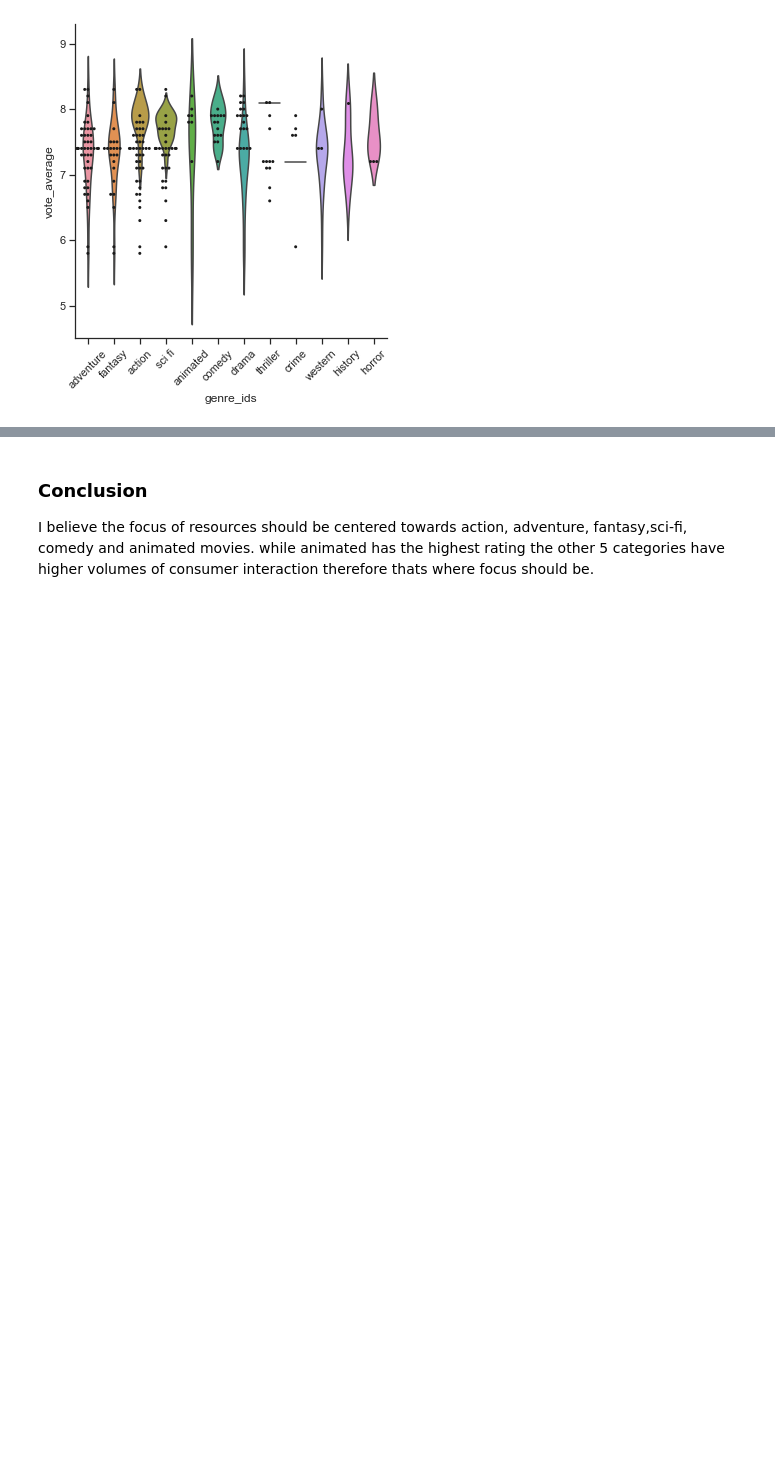
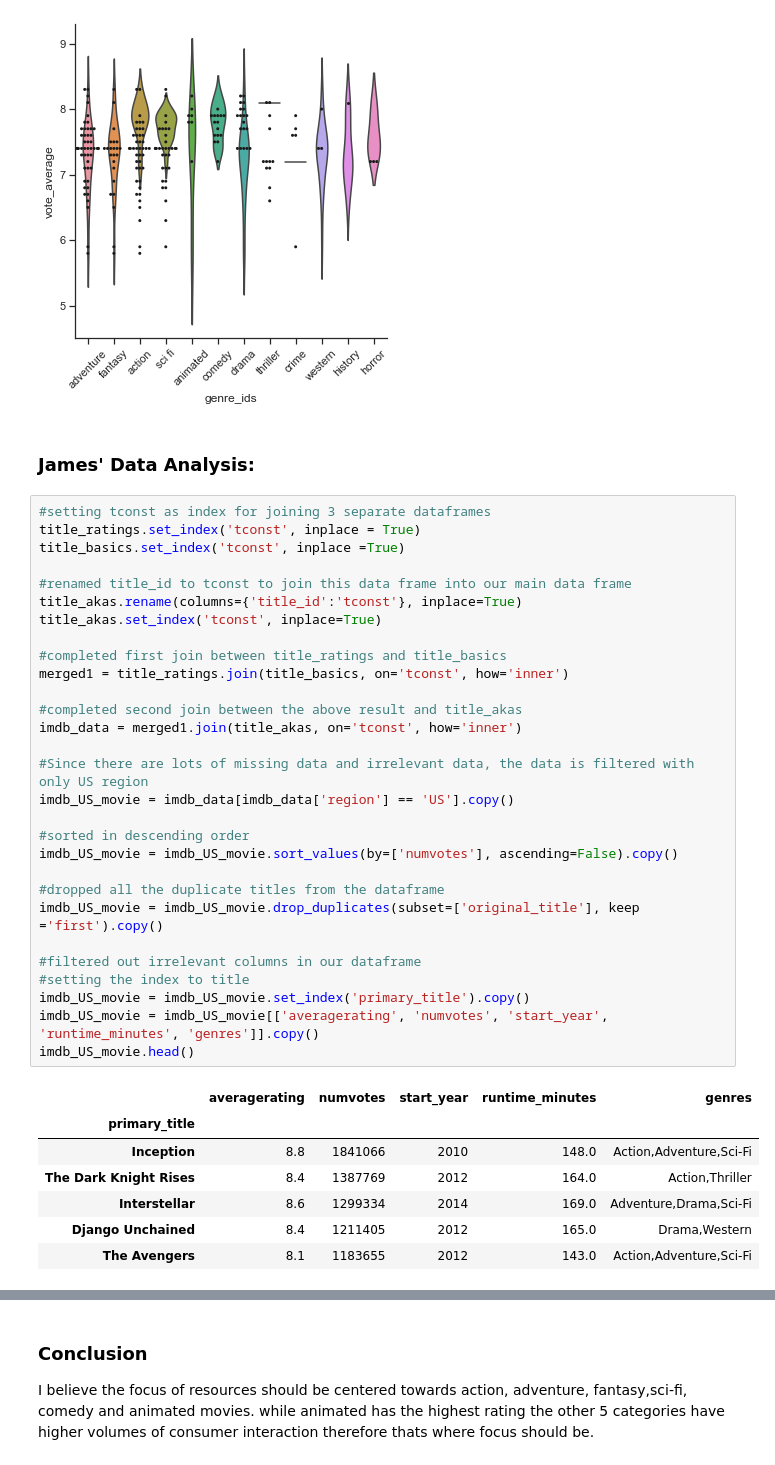
Before and after one commit to alpacanonymous/project1, a Jupyter notebook: final_notebook.ipynb, the cells around one changed output, grey strips where cells are left out. Cells and saved outputs as stored; diff of their text form; blank space fills up the shorter version.

```diff
--- a/final_notebook.ipynb
+++ b/final_notebook.ipynb
@@ -694,3 +810,42 @@ g.set_xticklabels(rotation=45)
 # %% [output]
 <seaborn.axisgrid.FacetGrid at 0x...>
 [figure]
+# %% [markdown]
+### James' Data Analysis:
+# %%
+#setting tconst as index for joining 3 separate dataframes
+title_ratings.set_index('tconst', inplace = True)
+title_basics.set_index('tconst', inplace =True)
+
+#renamed title_id to tconst to join this data frame into our main data frame
+title_akas.rename(columns={'title_id':'tconst'}, inplace=True)
+title_akas.set_index('tconst', inplace=True)
+
+#completed first join between title_ratings and title_basics
+merged1 = title_ratings.join(title_basics, on='tconst', how='inner')
+
+#completed second join between the above result and title_akas
+imdb_data = merged1.join(title_akas, on='tconst', how='inner')
+
+#Since there are lots of missing data and irrelevant data, the data is filtered with only US region
+imdb_US_movie = imdb_data[imdb_data['region'] == 'US'].copy()
+
+#sorted in descending order
+imdb_US_movie = imdb_US_movie.sort_values(by=['numvotes'], ascending=False).copy()
+
+#dropped all the duplicate titles from the dataframe
+imdb_US_movie = imdb_US_movie.drop_duplicates(subset=['original_title'], keep ='first').copy()
+
+#filtered out irrelevant columns in our dataframe
+#setting the index to title
+imdb_US_movie = imdb_US_movie.set_index('primary_title').copy()
+imdb_US_movie = imdb_US_movie[['averagerating', 'numvotes', 'start_year', 'runtime_minutes', 'genres']].copy()
+imdb_US_movie.head()
+# %% [output]
+|  | averagerating | numvotes | start_year | runtime_minutes | genres |
+| primary_title |  |  |  |  |  |
+| Inception | 8.8 | 1841066 | 2010 | 148.0 | Action,Adventure,Sci-Fi |
+| The Dark Knight Rises | 8.4 | 1387769 | 2012 | 164.0 | Action,Thriller |
+| Interstellar | 8.6 | 1299334 | 2014 | 169.0 | Adventure,Drama,Sci-Fi |
+| Django Unchained | 8.4 | 1211405 | 2012 | 165.0 | Drama,Western |
+| The Avengers | 8.1 | 1183655 | 2012 | 143.0 | Action,Adventure,Sci-Fi |
```
Also changed, not shown: parts of 23 cells of this notebook.
